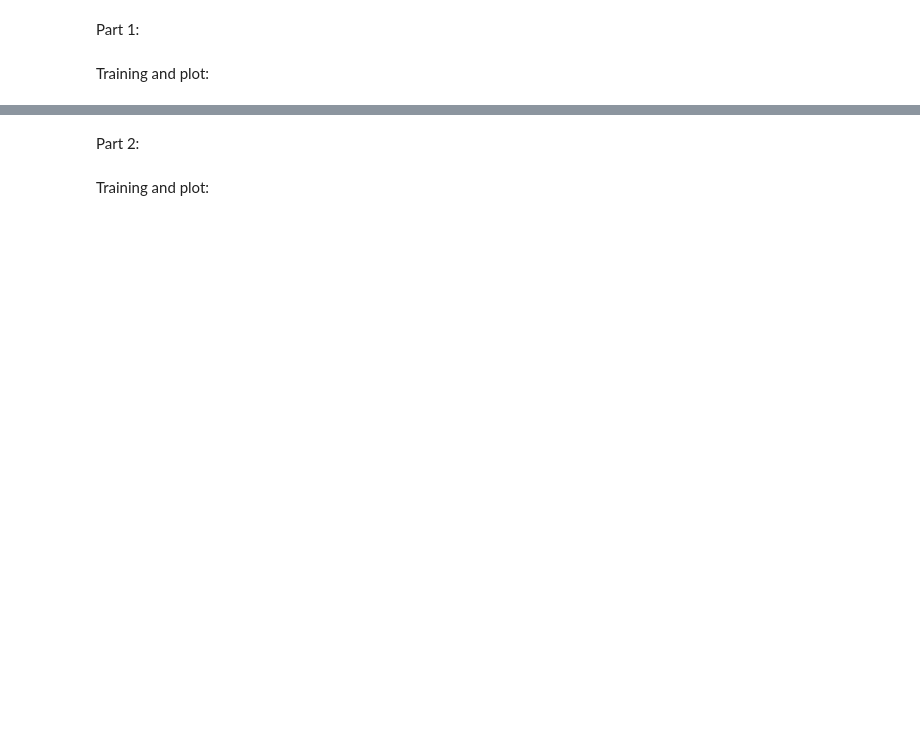
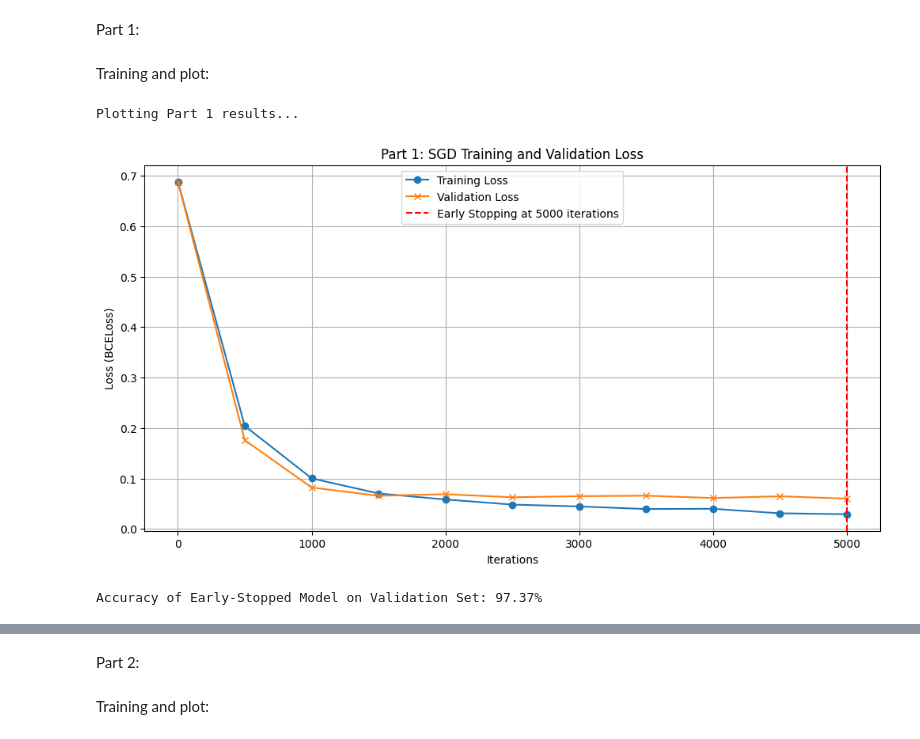
Before and after one commit to MahadAhmed25/4AL3, a Jupyter notebook: assignments/A3/Assignment3_starter.ipynb, the cells around one changed output, grey strips where cells are left out. Saved outputs shown, nothing was run; the diff lists cells and outputs as text; code cells hidden in the pictures; blank space fills up the shorter version.

Commit message:
part 1 and 2 for a3

```diff
--- a/assignments/A3/Assignment3_starter.ipynb
+++ b/assignments/A3/Assignment3_starter.ipynb
@@ -104,10 +104,16 @@ X_train = scaler.fit_transform(X_train)
 X_val = scaler.transform(X_val)
 
 # CODE HERE: Convert to PyTorch Tensors
-X_train_t = torch.tensor(X_train)
-y_train_t = torch.tensor(y_train)
-X_val_t = torch.tensor(X_val)
-y_val_t = torch.tensor(y_val)
+
+X_train = X_train.astype(np.float32)
+X_val   = X_val.astype(np.float32)
+y_train = y_train.astype(np.float32)
+y_val   = y_val.astype(np.float32)
+
+X_train_t = torch.tensor(X_train, dtype=torch.float32)
+y_train_t = torch.tensor(y_train, dtype=torch.float32).view(-1, 1)
+X_val_t = torch.tensor(X_val, dtype=torch.float32)
+y_val_t = torch.tensor(y_val, dtype=torch.float32).view(-1, 1)
 
 print(f"Training features shape: {X_train_t.shape}")
 print(f"Training labels shape: {y_train_t.shape}")
@@ -163,40 +214,59 @@ def stochastic_gradient_descent(model, criterion, optimizer, X_train, y_train, X
 Training and plot:
 # %%
 # --- Hyperparameters for Part 1 ---
-LEARNING_RATE =
-MAX_ITERATIONS =
-CHECK_EVERY =
-PATIENCE =
+LEARNING_RATE = 1e-2
+MAX_ITERATIONS = 5000
+CHECK_EVERY = MAX_ITERATIONS // 10
+PATIENCE = 3
 THRESHOLD = 1e-4
 
 # --- Model Initialization ---
 
-#CODE HERE
+model_sgd = FeedForwardNet(input_size=input_features)
+criterion = nn.BCEWithLogitsLoss()
+optimizer = optim.SGD(model_sgd.parameters(), lr=LEARNING_RATE)
 
 # --- Run Training ---
 
-#CODE HERE
+train_losses_sgd, val_losses_sgd, iterations_sgd, stop_iter, best_state, stochastic_losses = stochastic_gradient_descent(
+    model_sgd, criterion, optimizer,
+    X_train_t, y_train_t, X_val_t, y_val_t,
+    MAX_ITERATIONS, CHECK_EVERY, PATIENCE, THRESHOLD
+)
+
+if best_state is not None:
+    model_sgd.load_state_dict(best_state)
 
 # --- Plotting Results ---
 print("Plotting Part 1 results...")
 plt.figure(figsize=(12, 6))
 plt.plot(iterations_sgd, train_losses_sgd, label='Training Loss', marker='o')
 plt.plot(iterations_sgd, val_losses_sgd, label='Validation Loss', marker='x')
 plt.axvline(x=stop_iter, color='red', linestyle='--',
             label=f'Early Stopping at {stop_iter} iterations')
 plt.title('Part 1: SGD Training and Validation Loss')
 plt.xlabel('Iterations')
 plt.ylabel('Loss (BCELoss)')
 plt.legend()
 plt.grid(True)
 plt.show()
 
 # --- Final Accuracy ---
 
 #CODE HERE
 
 with torch.no_grad():
 
-    #CODE HERE
+    # run validation data trhough the model -> output = logits
+    # use torch.sigmoid to convert logits to probabilities
+    probs = torch.sigmoid(model_sgd(X_val_t)).numpy().ravel()
+    # turn probabilities to binary predictions
+    preds = (probs >= 0.5).astype(int)
+    # compare predictions to the true labels to get accuracy
+    accuracy = accuracy_score(y_val, preds)
 
     print(f"\nAccuracy of Early-Stopped Model on Validation Set: {accuracy * 100:.2f}%")
+# %% [output]
+Plotting Part 1 results...
+[figure, added]
+Accuracy of Early-Stopped Model on Validation Set: 97.37%
```
Also changed, not shown: parts of 9 cells of this notebook.
